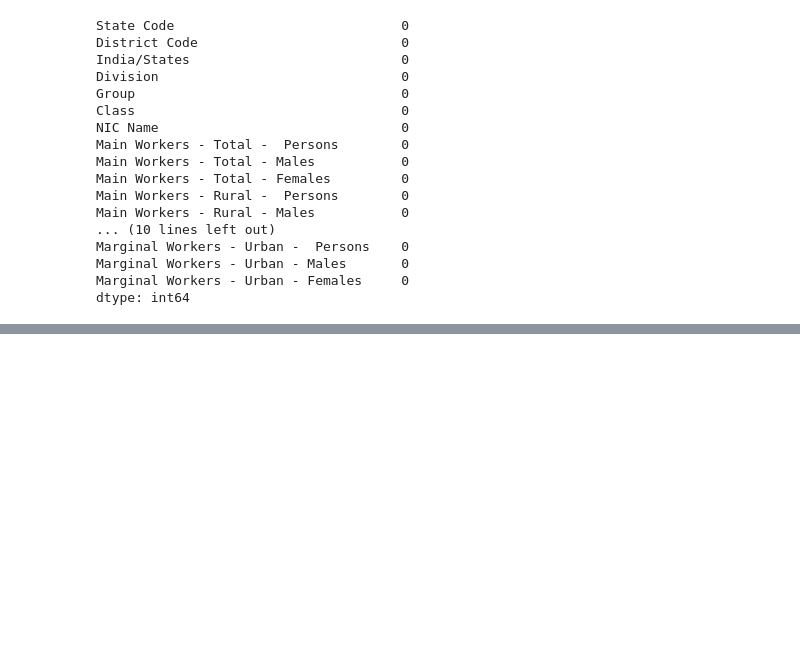
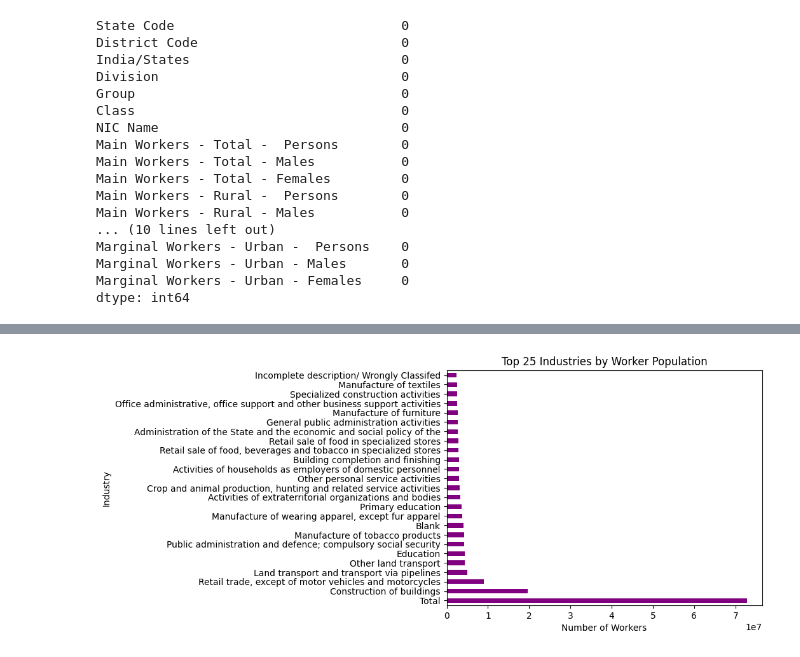
Before and after one commit to Thejasrajsathyamoorthy/Industrial-Human-Resources, a Jupyter notebook: HR_1.ipynb, the cells around one changed output, grey strips where cells are left out. Cells and saved outputs as stored; diff of their text form; code cells hidden in the pictures; blank space fills up the shorter version.

```diff
--- a/HR_1.ipynb
+++ b/HR_1.ipynb
@@ -122,0 +132,12 @@ Index(['State Code', 'District Code', 'India/States', 'Division', 'Group',
+# %%
+# Workers grouped by industry sector (NIC Name)
+sector_workers = df.groupby('NIC Name')['Main Workers - Total -  Persons'].sum().sort_values(ascending=False).head(25)
+
+# Bar chart of top 25 industries
+sector_workers.plot(kind='barh', color='purple')
+plt.title("Top 25 Industries by Worker Population")
+plt.xlabel("Number of Workers")
+plt.ylabel("Industry")
+plt.show()
+# %% [output]
+[figure, added]
```
Also changed, not shown: parts of 8 cells of this notebook.
